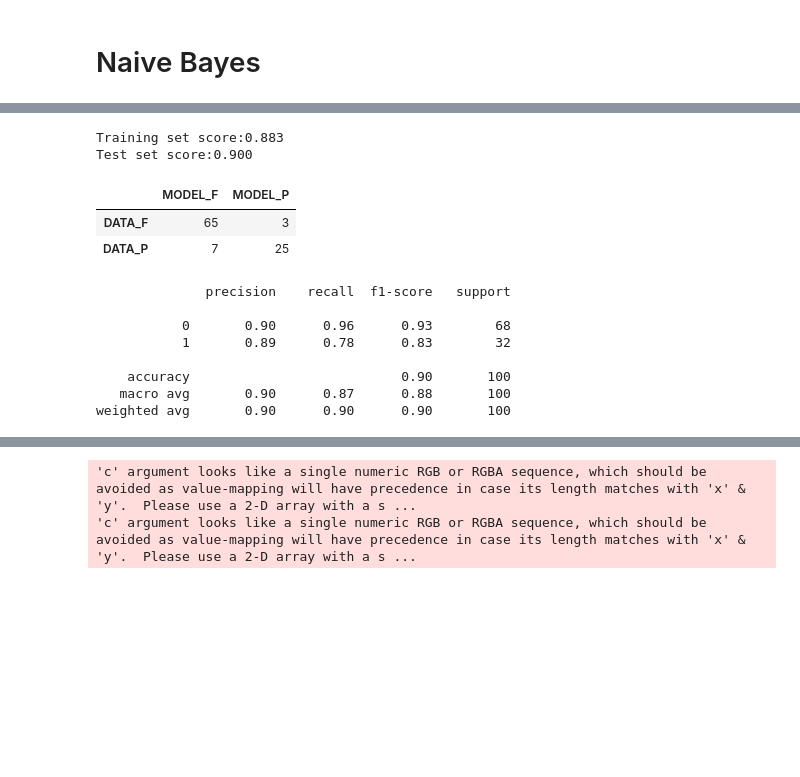
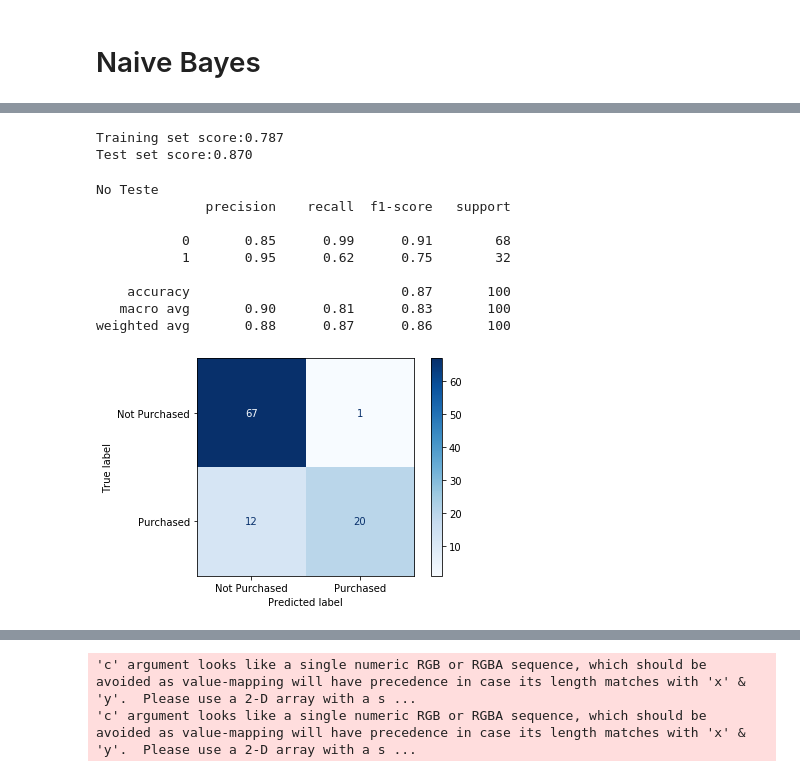
Before and after one commit to FabioMMaia/Machine_Learning, a Jupyter notebook: Classification Algorithms/Naive Bayes.ipynb, the cells around one changed output, grey strips where cells are left out. Drawn from its saved outputs; the diff is of its cells as text; code cells hidden in the pictures; blank space fills up the shorter version.

```diff
--- a/Classification Algorithms/Naive Bayes.ipynb
+++ b/Classification Algorithms/Naive Bayes.ipynb
@@ -150,0 +21,2 @@ dataset=pd.read_csv(r"../../Data Science/Cursos Online/Udemy/Machine-Learning-A-
+# %%
+dataset=pd.read_csv(r"../Data/Social_Network_Ads.csv")
@@ -152,55 +33,57 @@ dataset=pd.read_csv(r"../../Data Science/Cursos Online/Udemy/Machine-Learning-A-
 X=dataset.iloc[:,2:4].values
 y=dataset.iloc[:,-1].values
 
-X_col = dataset.columns[2:4]
+# X_col = dataset.columns[2:4]
 
 # # Splitting training and testing
-from sklearn.model_selection import train_test_split as tts
-X_train, X_test, y_train, y_test= tts(X,y, test_size=0.25, random_state=0)
+from sklearn.model_selection import train_test_split
+X_train, X_test, y_train, y_test = train_test_split(X,y, test_size=0.25, random_state=0)
 
 # # Feature Scaling
 from sklearn.preprocessing import StandardScaler
+
 sc_X=StandardScaler()
 X_train=sc_X.fit_transform(X_train)
 X_test=sc_X.transform(X_test)
-X=sc_X.transform(X)
 # %%
 from sklearn.naive_bayes import GaussianNB
 
-classifier=GaussianNB()
+classifier=GaussianNB(var_smoothing=1)
 classifier.fit(X_train, y_train)
-y_pred = classifier.predict(X_test)
+# y_pred = classifier.predict(X_test)
+y_pred_test = classifier.predict(X_test)
+y_pred_train = classifier.predict(X_train)
 # %%
 print('Training set score:{:.3f}\nTest set score:{:.3f}'.format(classifier.score(X_train, y_train),
                                                                 classifier.score(X_test, y_test)))
 # %% [output]
-Training set score:0.883
-Test set score:0.900
+Training set score:0.787
+Test set score:0.870
-# %%
-from sklearn.metrics import confusion_matrix
-
-df_confusion=pd.DataFrame(confusion_matrix(y_test, y_pred), columns = ['MODEL_F','MODEL_P'], index = ['DATA_F','DATA_P'])
-df_confusion
-# %% [output]
-|  | MODEL_F | MODEL_P |
-| DATA_F | 65 | 3 |
-| DATA_P | 7 | 25 |
-# %%
-# sns.set
-# fig, ax = plt.subplots(figsize=(15,6))
-# ax=sns.heatmap(df_confusion, vmin=0, vmax=70, cmap="YlGnBu", annot=True)
-# plt.yticks(rotation=0, fontsize="10", va="top")
-# # plt.yticks(np.arange(2)+0.5,('DATA_P','DATA_F'), rotation=0, fontsize="10", va="left")
-
-from sklearn.metrics import classification_report
-
-print(classification_report(y_test, y_pred))
-# %% [output]
-              precision    recall  f1-score   support
-
-           0       0.90      0.96      0.93        68
-           1       0.89      0.78      0.83        32
-
-    accuracy                           0.90       100
-   macro avg       0.90      0.87      0.88       100
-weighted avg       0.90      0.90      0.90       100
+# %%
+from sklearn.metrics import confusion_matrix
+from sklearn.metrics import plot_confusion_matrix
+from sklearn.metrics import classification_report
+
+class_names= ['Not Purchased', 'Purchased']
+
+print('No Teste')
+print(classification_report(y_test, y_pred_test))
+
+# print(confusion_matrix(y_test, y_pred))
+
+plot_confusion_matrix(classifier, X_test, y_test,
+                                 display_labels=class_names,
+                                 cmap=plt.cm.Blues,
+                                 normalize=None,
+                                 values_format = '.0f');
+# %% [output]
+No Teste
+              precision    recall  f1-score   support
+
+           0       0.85      0.99      0.91        68
+           1       0.95      0.62      0.75        32
+
+    accuracy                           0.87       100
+   macro avg       0.90      0.81      0.83       100
+weighted avg       0.88      0.87      0.86       100
+[figure, added]
```
Also changed, not shown: parts of 28 cells of this notebook, 12 other files.
